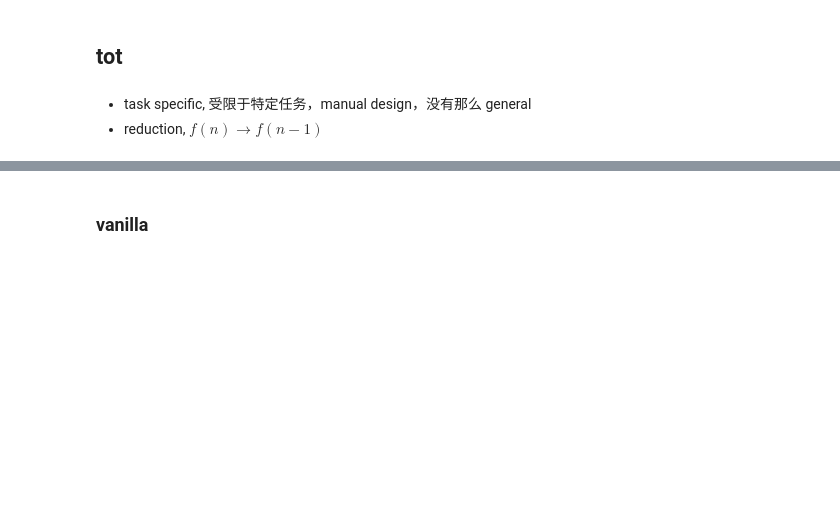
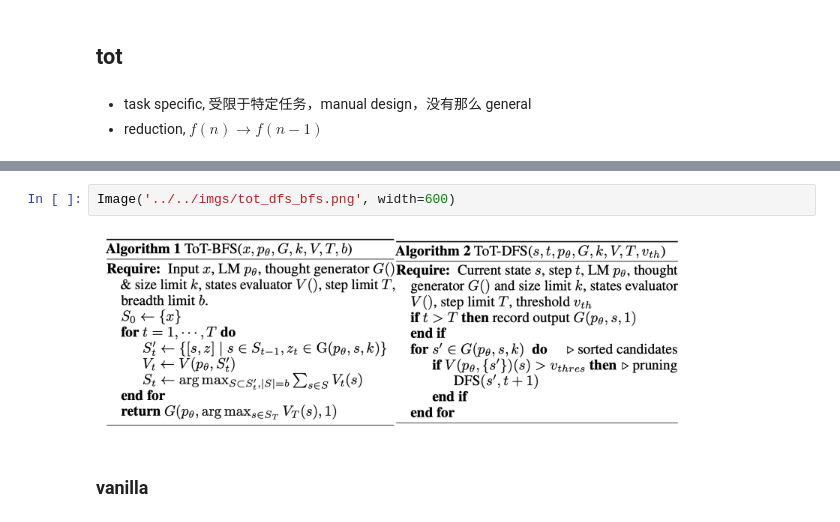
Before and after one commit to chunhuizhang/llm_aigc, a Jupyter notebook: tutorials/prompt_engineering/tot_tree_of_thought.ipynb, the cells around one changed output, grey strips where cells are left out. Saved outputs shown, nothing was run; the diff lists cells and outputs as text; blank space fills up the shorter version.

```diff
--- a/tutorials/prompt_engineering/tot_tree_of_thought.ipynb
+++ b/tutorials/prompt_engineering/tot_tree_of_thought.ipynb
@@ -40,6 +40,10 @@ Image(url='https://www.promptingguide.ai/_next/image?url=%2F_next%2Fstatic%2Fmed
       width=500)
 # %% [output]
 [interactive output not drawn]
+# %%
+Image('../../imgs/tot_dfs_bfs.png', width=600)
+# %% [output]
+[figure, added]
 # %% [markdown]
 ### vanilla
 # %% [markdown]
```
Also changed, not shown: parts of 1 cell of this notebook, 1 other file.
